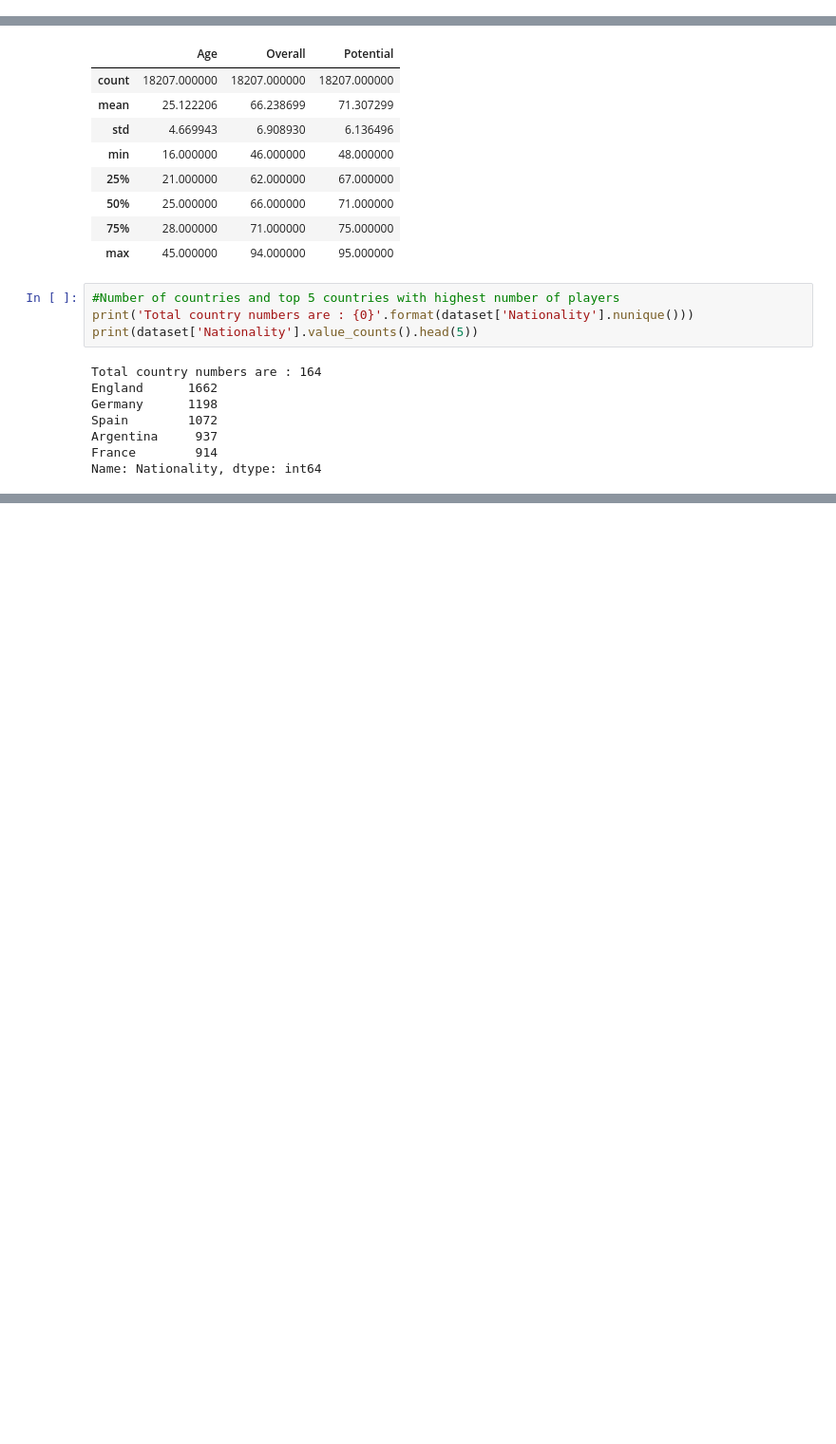
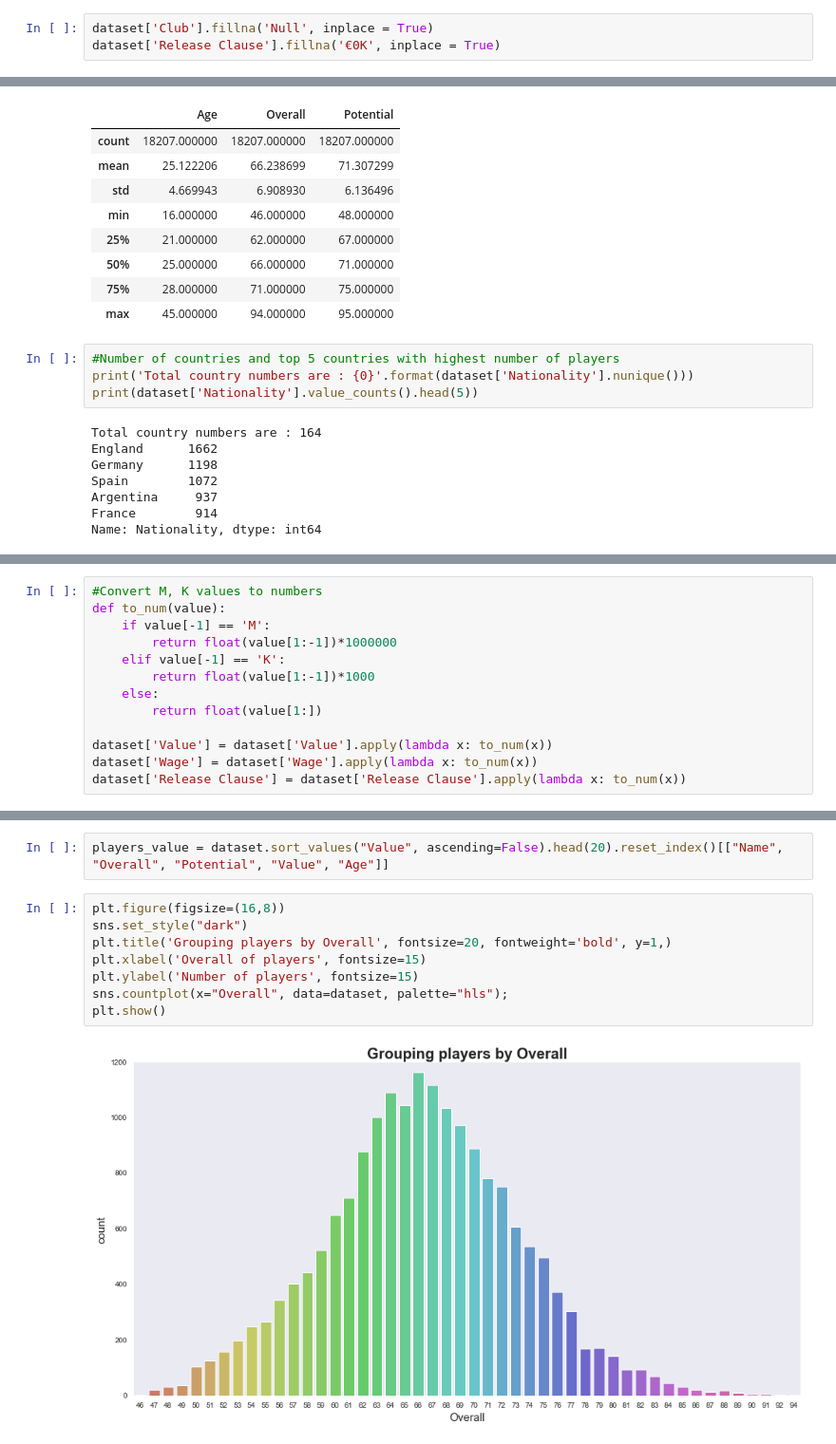
Before and after one commit to AustinYanghc/Python-ILP, a Jupyter notebook: FIFA 19.ipynb, the cells around one changed output, grey strips where cells are left out. Shown: that part at 95% size. Cells and saved outputs as stored; diff of their text form; blank space fills up the shorter version.

Commit message:
data visualization

```diff
--- a/FIFA 19.ipynb
+++ b/FIFA 19.ipynb
@@ -62,3 +58,6 @@ memory usage: 1.5+ MB
+# %%
+dataset['Club'].fillna('Null', inplace = True)
+dataset['Release Clause'].fillna('€0K', inplace = True)
 # %%
 dataset.describe()
 # %% [output]
@@ -95,0 +92,13 @@ while i < 5:
+# %%
+#Convert M, K values to numbers
+def to_num(value):
+    if value[-1] == 'M':
+        return float(value[1:-1])*1000000
+    elif value[-1] == 'K':
+        return float(value[1:-1])*1000
+    else:
+        return float(value[1:])
+
+dataset['Value'] = dataset['Value'].apply(lambda x: to_num(x))
+dataset['Wage'] = dataset['Wage'].apply(lambda x: to_num(x))
+dataset['Release Clause'] = dataset['Release Clause'].apply(lambda x: to_num(x))
@@ -95,0 +114,12 @@ while i < 5:
+# %%
+players_value = dataset.sort_values("Value", ascending=False).head(20).reset_index()[["Name", "Overall", "Potential", "Value", "Age"]]
+# %%
+plt.figure(figsize=(16,8))
+sns.set_style("dark")
+plt.title('Grouping players by Overall', fontsize=20, fontweight='bold', y=1,)
+plt.xlabel('Overall of players', fontsize=15)
+plt.ylabel('Number of players', fontsize=15)
+sns.countplot(x="Overall", data=dataset, palette="hls");
+plt.show()
+# %% [output]
+[figure, added]
```
Also changed, not shown: parts of 9 cells of this notebook, 1 other file.
